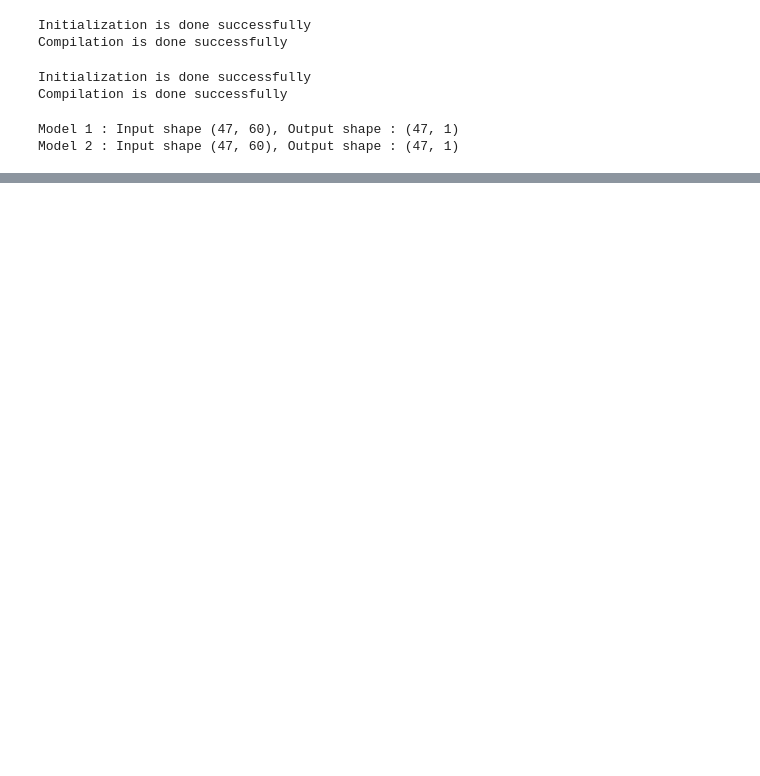
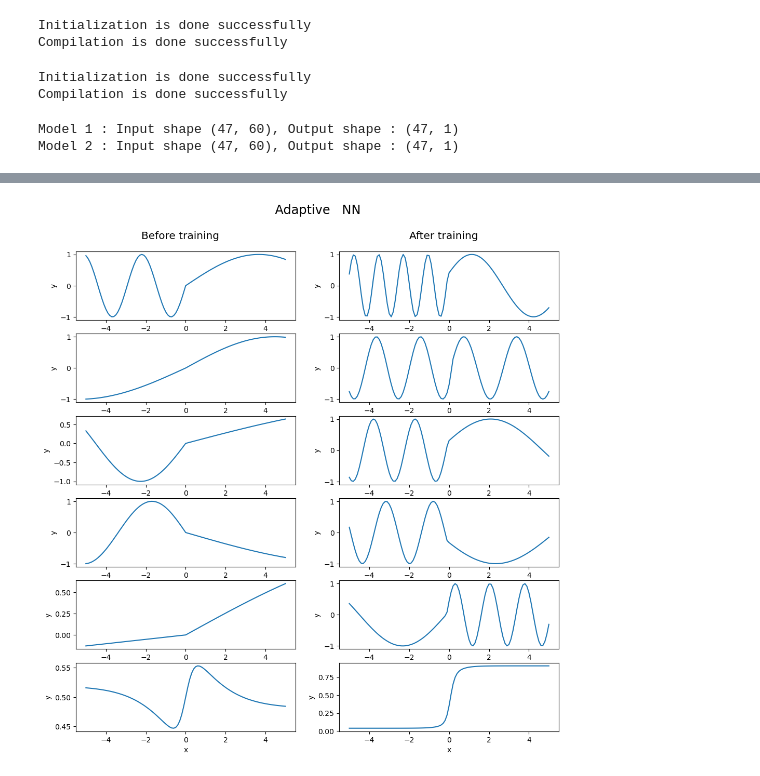
Before and after one commit to Dekanenko/BachelorThesis, a Jupyter notebook: activation_show/activation_show.ipynb, the cells around one changed output, grey strips where cells are left out. Saved outputs shown, nothing was run; the diff lists cells and outputs as text; code cells hidden in the pictures; blank space fills up the shorter version.

Commit message:
activation show, graphics name update

```diff
--- a/activation_show/activation_show.ipynb
+++ b/activation_show/activation_show.ipynb
@@ -223,5 +227,7 @@ illustrate_train(name + " Training Accuracy", "Accuracy", adaptive_nn_hist[1][:]
 y_adaptive_nn_after = adaptive_nn_model.activation_show(x)
 y_adaptive_conv_nn_after = adaptive_conv_nn_model.activation_show(x)
 # %%
-illustrate_activation("     Adaptive   Layer", x, y_adaptive_nn_before, y_adaptive_nn_after)
+illustrate_activation("       Adaptive   NN", x, y_adaptive_nn_before, y_adaptive_nn_after)
+# %% [output]
+[figure, added]
 # %%
```
Also changed, not shown: parts of 9 cells of this notebook, 6 other files.
